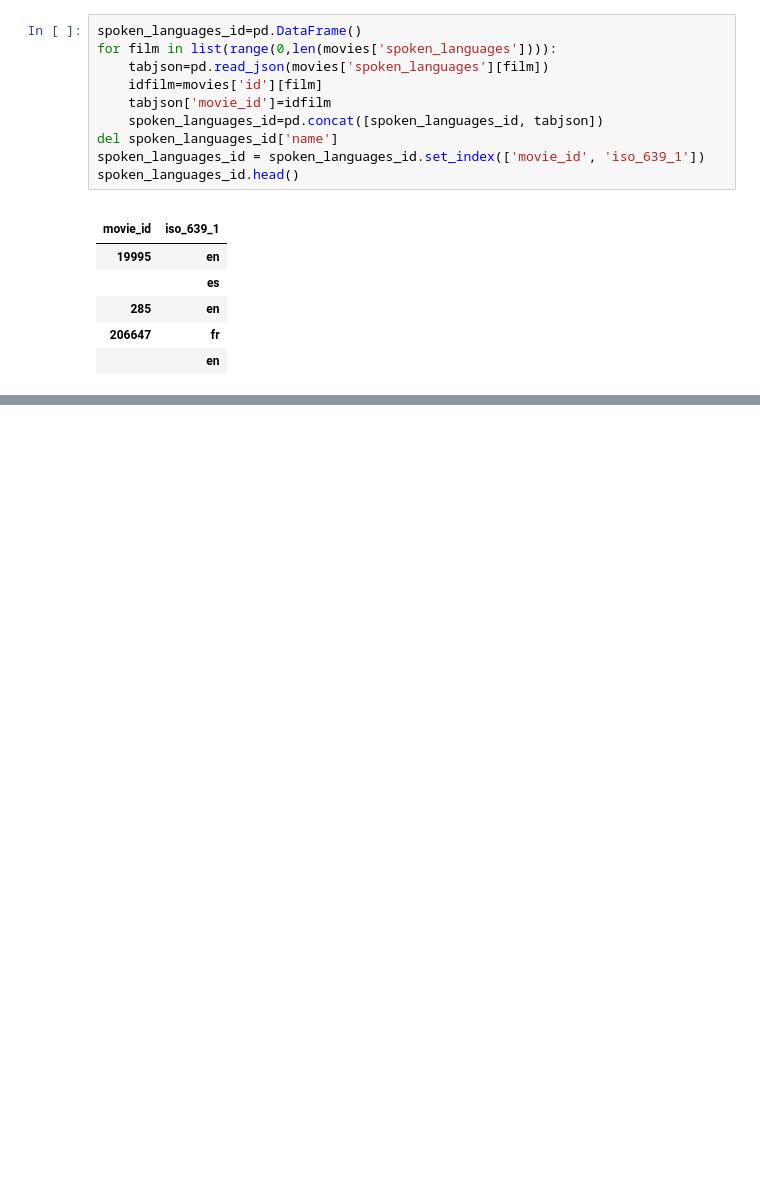
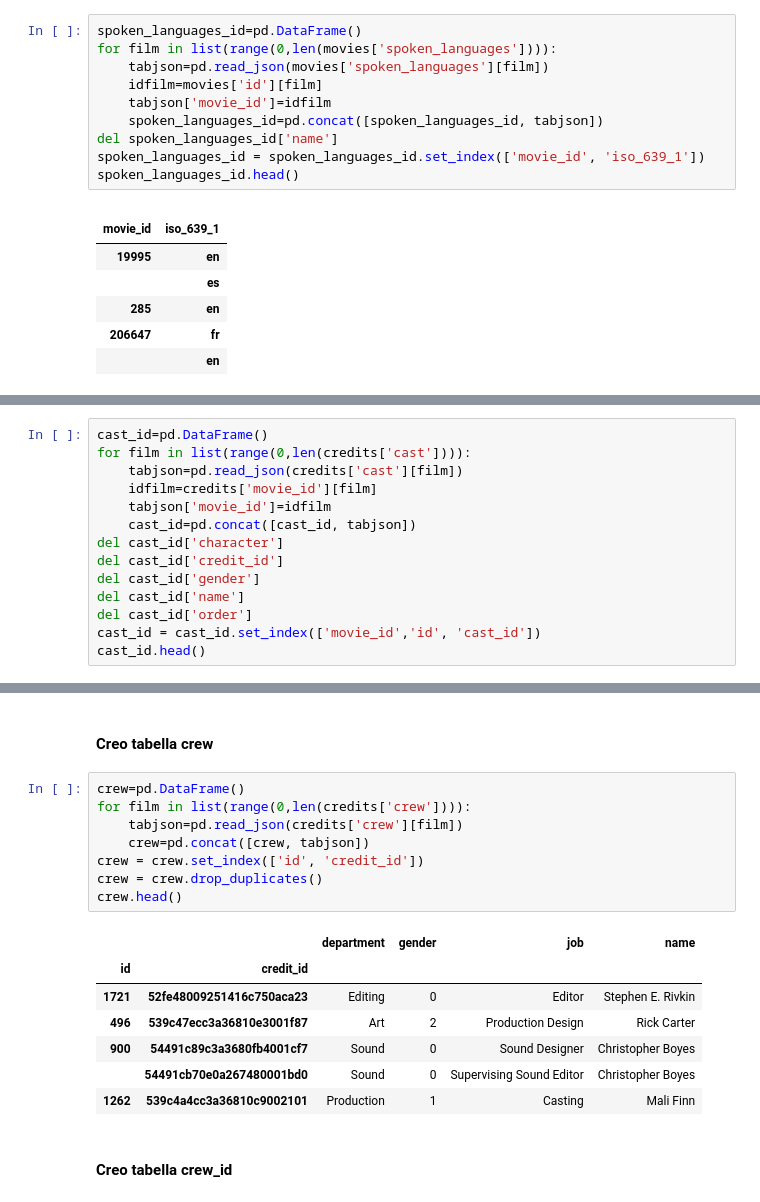
Before and after one commit to silviasantamaria/computerscience, a Jupyter notebook: Project+.ipynb, the cells around one changed output, grey strips where cells are left out. Saved outputs shown, nothing was run; the diff lists cells and outputs as text; blank space fills up the shorter version.

```diff
--- a/Project+.ipynb
+++ b/Project+.ipynb
@@ -249,0 +333,14 @@ spoken_languages_id.head()
+# %%
+cast_id=pd.DataFrame()
+for film in list(range(0,len(credits['cast']))):
+    tabjson=pd.read_json(credits['cast'][film])
+    idfilm=credits['movie_id'][film]
+    tabjson['movie_id']=idfilm
+    cast_id=pd.concat([cast_id, tabjson])
+del cast_id['character']
+del cast_id['credit_id']
+del cast_id['gender']
+del cast_id['name']
+del cast_id['order']
+cast_id = cast_id.set_index(['movie_id','id', 'cast_id'])
+cast_id.head()
@@ -249,0 +355,20 @@ spoken_languages_id.head()
+# %% [markdown]
+#### Creo tabella crew
+# %%
+crew=pd.DataFrame()
+for film in list(range(0,len(credits['crew']))):
+    tabjson=pd.read_json(credits['crew'][film])
+    crew=pd.concat([crew, tabjson])
+crew = crew.set_index(['id', 'credit_id'])
+crew = crew.drop_duplicates()
+crew.head()
+# %% [output]
+|  |  | department | gender | job | name |
+| id | credit_id |  |  |  |  |
+| 1721 | 52fe48009251416c750aca23 | Editing | 0 | Editor | Stephen E. Rivkin |
+| 496 | 539c47ecc3a36810e3001f87 | Art | 2 | Production Design | Rick Carter |
+| 900 | 54491c89c3a3680fb4001cf7 | Sound | 0 | Sound Designer | Christopher Boyes |
+|  | 54491cb70e0a267480001bd0 | Sound | 0 | Supervising Sound Editor | Christopher Boyes |
+| 1262 | 539c4a4cc3a36810c9002101 | Production | 1 | Casting | Mali Finn |
+# %% [markdown]
+#### Creo tabella crew_id
```
Also changed, not shown: parts of 33 cells of this notebook.
